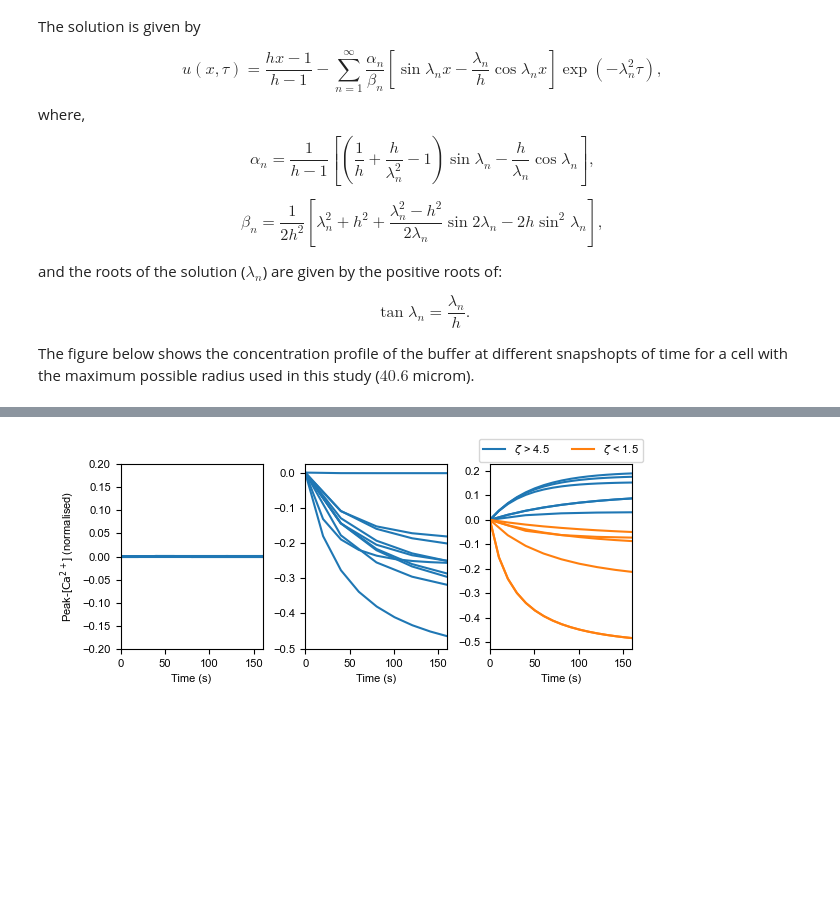
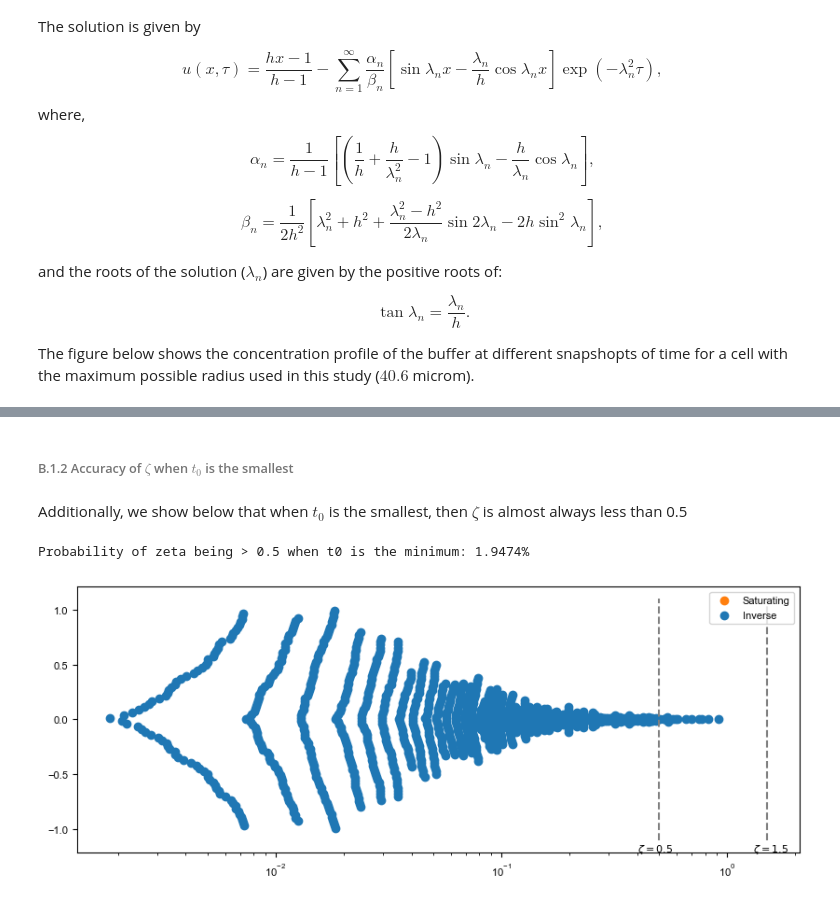
Before and after one commit to CardiacModelling/L-type-Ca-rundown-modelling, a Jupyter notebook: ExtendedData.ipynb, the cells around one changed output, grey strips where cells are left out. Saved outputs shown, nothing was run; the diff lists cells and outputs as text; code cells hidden in the pictures; blank space fills up the shorter version.

```diff
--- a/ExtendedData.ipynb
+++ b/ExtendedData.ipynb
@@ -472,14 +380,14 @@ for i in range(len(zeta_arr)):
     ts = [thold_arr[i], tdiff_arr[i], t0_arr[i]]
     if min(ts) == tdiff_arr[i]:
         if trend_arr[i] == 'saturating':
-            if zeta_arr[i] > 4.5:
+            if zeta_arr[i] > 1.5:
                 thold_accuracy.append(1)
-            elif zeta_arr[i] < 1.5:
+            elif zeta_arr[i] < 0.5:
                 thold_accuracy.append(0)
         else:
-            if zeta_arr[i] > 4.5:
+            if zeta_arr[i] > 1.5:
                 thold_accuracy.append(0)
-            elif zeta_arr[i] < 1.5:
+            elif zeta_arr[i] < 0.5:
                 thold_accuracy.append(1)
     else:
         continue
@@ -595,5 +401,67 @@ Image(filename=image_path)
-# %%
-image_path = "supporting/figure10_fca.png"
-Image(filename=image_path)
-# %% [output]
-[figure, removed]
+# %% [markdown]
+###### B.1.2 Accuracy of $\zeta$ when $t_{0}$ is the smallest
+# %% [markdown]
+Additionally, we show below that when $t_0$ is the smallest, then $\zeta$ is almost always less than 0.5
+# %%
+
+n = 1000000 # 1 million
+
+zeta_arr = []
+count_t = 0
+
+count = 0
+
+while count_t < n:
+    found_p = False
+    while found_p == False:
+        thold, t0, tdiff = helpers.draw_t() # milli seconds
+        t_const = [thold, t0, tdiff]
+        if min(t_const) == t0:
+            found_p = True
+
+    count_t += 1
+    zeta = (t0/tdiff) * (t0/thold)
+    zeta_arr.append(zeta)
+
+    if zeta > 0.5:
+        count += 1
+
+print(f"Probability of zeta being > 0.5 when t0 is the minimum: {100*count/n}%")
+# %% [output]
+Probability of zeta being > 0.5 when t0 is the minimum: 1.9474%
+# %%
+# Results of the case when t0 is the smallest here
+zeta_data_arr = pd.read_csv('supporting/zeta_accuracy_t0.txt', sep = " | ", engine='python')
+zeta_arr = zeta_data_arr['zeta']
+trend_arr = zeta_data_arr['trend']
+thold_arr = zeta_data_arr['thold']
+tdiff_arr = zeta_data_arr['tdiff']
+t0_arr = zeta_data_arr['t0']
+
+y_arr = helpers.simple_beeswarm(zeta_arr.to_list())
+
+
+plt.figure(figsize=(10, 3.7))
+plt.scatter(zeta_arr, y_arr)
+for i in range(len(zeta_arr)):
+    ts = [thold_arr[i], tdiff_arr[i], t0_arr[i]]
+    if min(ts) == tdiff_arr[i]:
+        if trend_arr[i] == 'saturating':
+            plt.scatter(zeta_arr[i], y_arr[i], color = 'tab:orange')
+        else:
+            plt.scatter(zeta_arr[i], y_arr[i], color = 'tab:blue')
+
+
+plt.vlines(1.5, ymin = -1.1, ymax = 1.1, ls = '--', color='grey')
+plt.vlines(0.5, ymin = -1.1, ymax = 1.1, ls = '--', color='grey')
+plt.scatter([], [], color = 'tab:orange', label = 'Saturating')
+plt.scatter([], [], color = 'tab:blue', label = 'Inverse')
+plt.text(0.4, -1.2, "$\zeta = 0.5$")
+plt.text(1.3, -1.2, "$\zeta = 1.5$")
+
+plt.xscale('log')
+plt.legend(loc='best')
+plt.show()
+plt.close()
+# %% [output]
+[figure, added]
```
Also changed, not shown: parts of 37 cells of this notebook, 6 other files.
